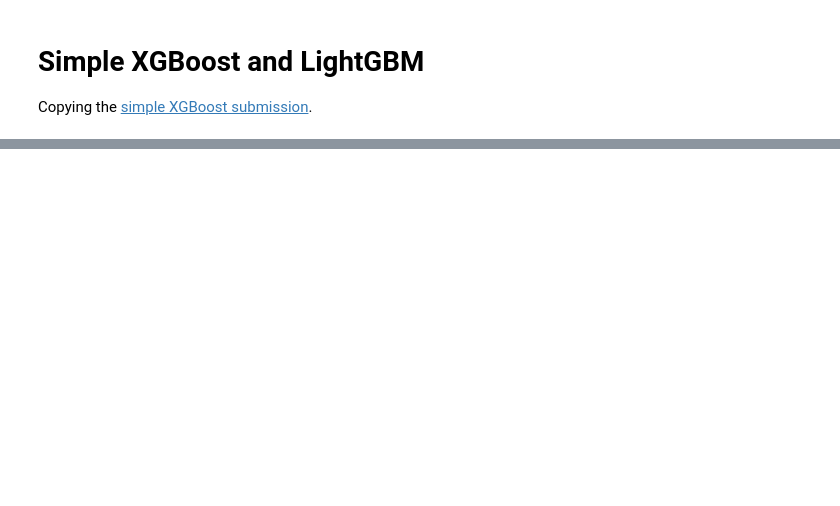
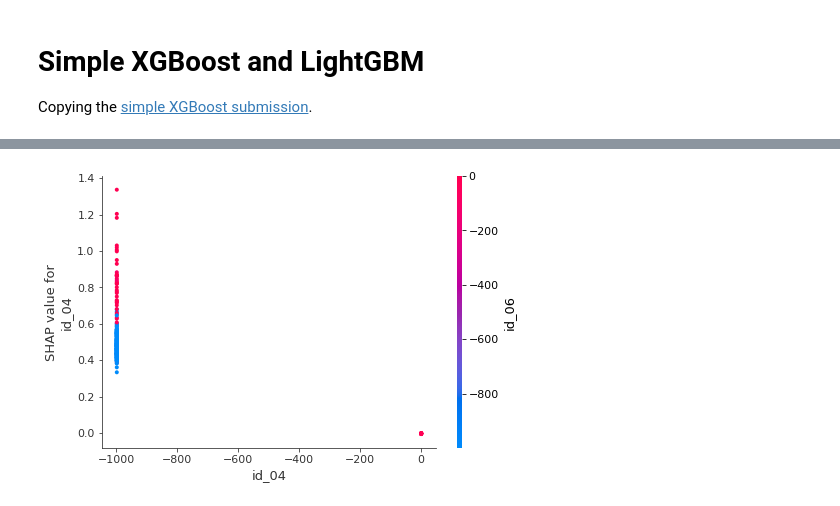
Before and after one commit to andfanilo/ieee-fraud-detection, a Jupyter notebook: notebooks/exploratory/Simple XGB LGB.ipynb, the cells around one changed output, grey strips where cells are left out. Drawn from its saved outputs; the diff is of its cells as text; code cells hidden in the pictures; blank space fills up the shorter version.

```diff
--- a/notebooks/exploratory/Simple XGB LGB.ipynb
+++ b/notebooks/exploratory/Simple XGB LGB.ipynb
@@ -32,0 +60,4 @@ xgb_clf = train_xgb(ds)
+# %%
+xgb_tv.dependence_plot("id_04")
+# %% [output]
+[figure, added]
```
Also changed, not shown: parts of 43 cells of this notebook, 9 other files.
